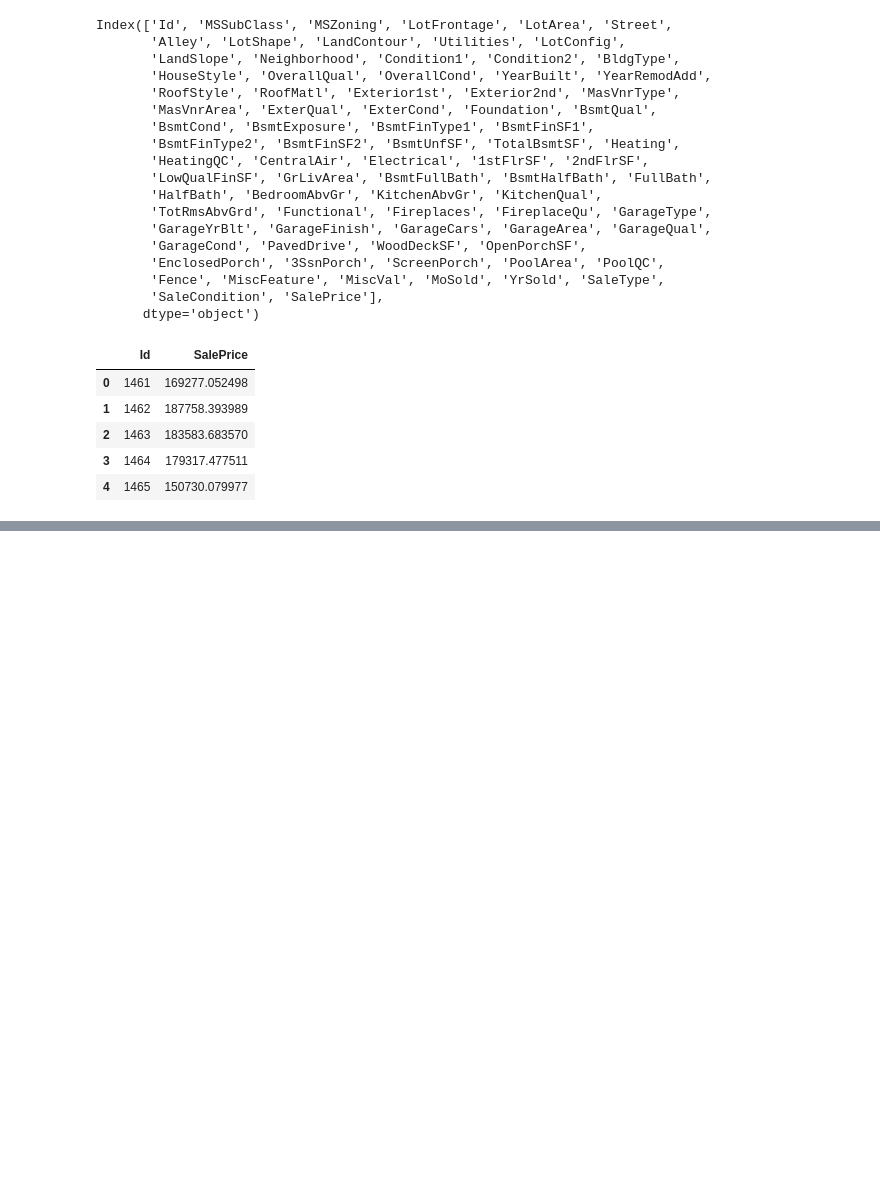
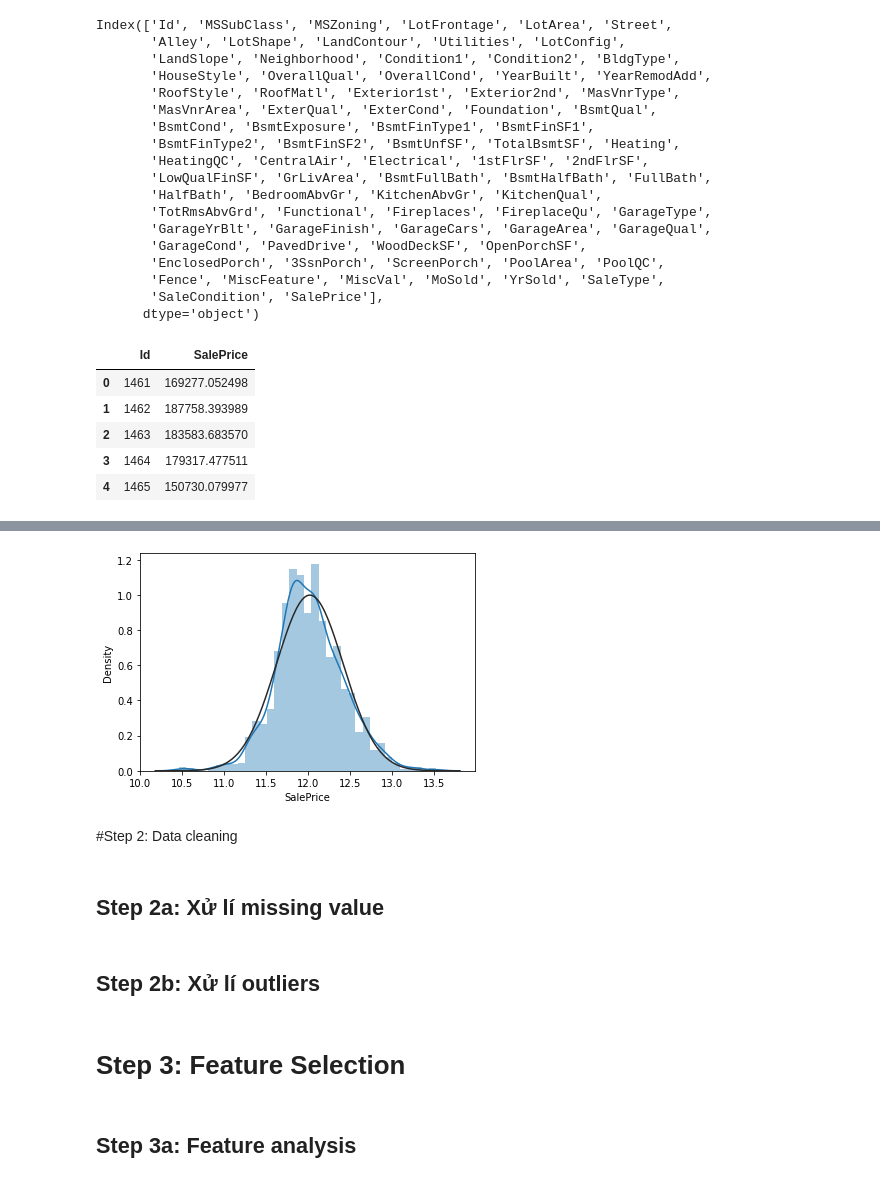
Before and after one commit to team-ida-winx-enchantix/house-price-regression, a Jupyter notebook: srcs/baseline.ipynb, the cells around one changed output, grey strips where cells are left out. Saved outputs shown, nothing was run; the diff lists cells and outputs as text; code cells hidden in the pictures; blank space fills up the shorter version.

```diff
--- a/srcs/baseline.ipynb
+++ b/srcs/baseline.ipynb
@@ -91,0 +201,14 @@ sample_submission.head()
+# %%
+sns.distplot(np.log(train_df['SalePrice']), fit=stats.norm);
+# %% [output]
+[figure, added]
+# %% [markdown]
+#Step 2: Data cleaning
+# %% [markdown]
+## Step 2a: Xử lí missing value
+# %% [markdown]
+## Step 2b: Xử lí outliers
+# %% [markdown]
+# Step 3: Feature Selection
+# %% [markdown]
+## Step 3a: Feature analysis
```
Also changed, not shown: parts of 20 cells of this notebook.
